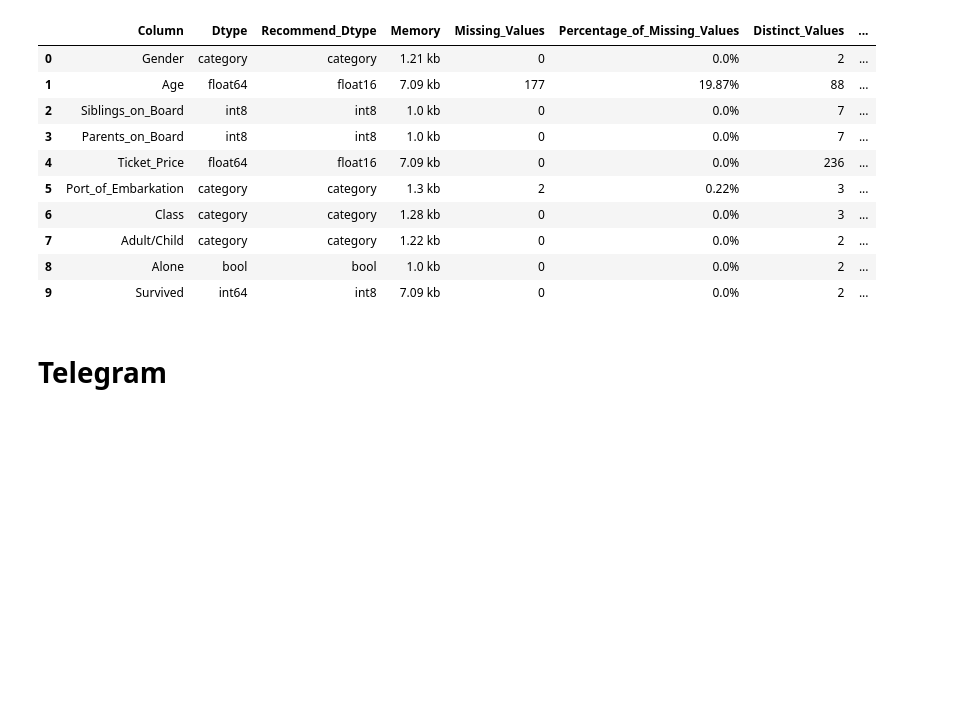
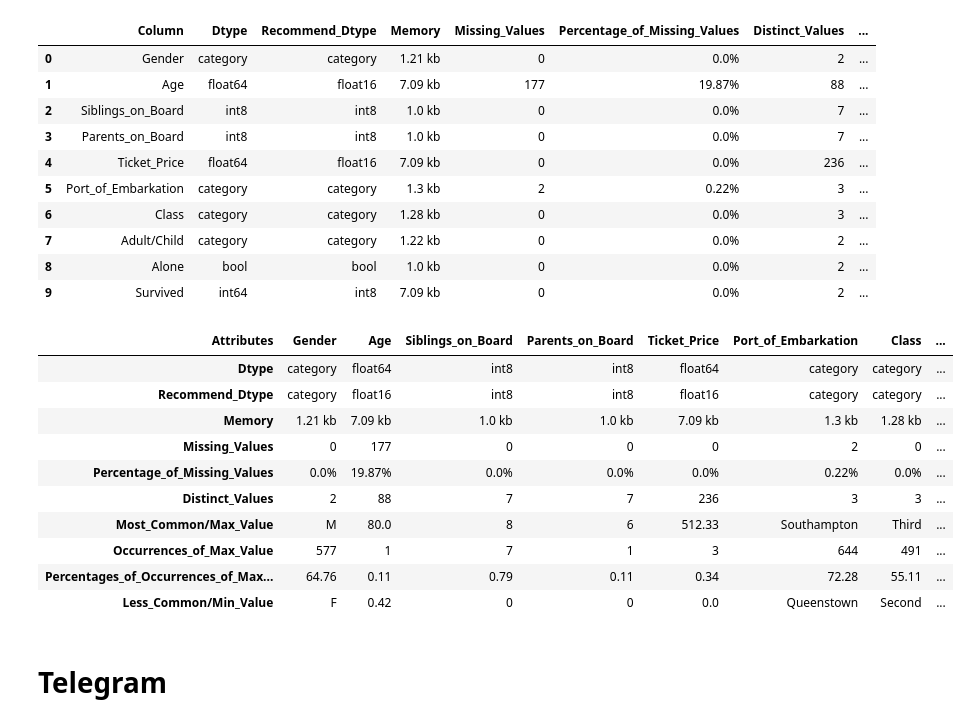
Before and after one commit to Abigor111/SunTzu, a Jupyter notebook: examples/MetadataFunctions.ipynb, the cells around one changed output. Cells and saved outputs as stored; diff of their text form; code cells hidden in the pictures; blank space fills up the shorter version.

```diff
--- a/examples/MetadataFunctions.ipynb
+++ b/examples/MetadataFunctions.ipynb
@@ -703,7 +672,7 @@ def get_best_dtypes(self, change_dtype=False):
 
 #get_best_dtypes(df)
 # %%
-def get_best_dtype(self, column, change_dtype=False):
+def get_best_dtype(self, column, convert=False):
         if self[column].dtype != "category":
             col_min = self[column].min()
             col_max = self[column].max()
@@ -777,0 +824,6 @@ def get_unique_values_count(self, col):
+# %%
+def get_col_number_of_unique_values(self, col, print_output=True):
+    value = self[col].nunique()
+    if print_output:
+        print(f"The number of unique values in {col} is {value}")
+    return value
@@ -785,11 +926,16 @@ def get_max_value(self, col):
         return value
 # %%
-def get_max_value_count(self, col):
+def get_col_min_value_count(self, col, output=True):
     if self[col].dtype != "category":
-        value = self[col].max()
+        value = self[col].min()
         value = self[self[col] == value][col].count()
+        if output:
+            print(f"The number of ocurrences of the minimum value in {col} is {value}")
         return value
     else:
-        value = self[col].value_counts().max()
+        value = self[col].value_counts().min()
+        if output:
+            number = get_col_min_value(self, col)
+            print(f"The less common value in {col} is {number} and the number of ocurrences is {value}")
         return value
 # %%
@@ -886,6 +1009,67 @@ dataframe.head(len(df.columns))
 | 7 | Adult/Child | category | category | 1.22 kb | 0 | 0.0% | 2 | ... |
 | 8 | Alone | bool | bool | 1.0 kb | 0 | 0.0% | 2 | ... |
 | 9 | Survived | int64 | int8 | 7.09 kb | 0 | 0.0% | 2 | ... |
+# %%
+import pandas as pd
+
+dataframe = []
+for col in df.columns:
+    col_info = [
+        col,
+        get_dtype(df, col),
+        get_best_dtype(df, col),
+        get_col_memory_usage(df, col),
+        get_col_null_count(df, col, False),
+        f"{get_col_null_percentage(df, col, False)}%",
+        get_col_number_of_unique_values(df, col, False),
+        get_col_max_value(df, col, False),
+        get_col_max_value_count(df, col, False),
+        f"{get_col_max_value_percentage(df, col, False)}%",
+        get_col_min_value(df, col, False),
+        get_col_min_value_count(df, col, False),
+        f"{get_col_min_value_percentage(df, col, False)}%"
+    ]
+    dataframe.append(col_info)
+
+column_names = [
+    'Attributes',
+    'Dtype',
+    'Recommend_Dtype',
+    'Memory',
+    'Missing_Values',
+    'Percentage_of_Missing_Values',
+    'Distinct_Values',
+    'Most_Common/Max_Value',
+    'Occurrences_of_Max_Value',
+    'Percentages_of_Occurrences_of_Max_Value',
+    'Less_Common/Min_Value',
+    'Occurrences_of_Min_Value',
+    'Percentage_of_Occurrences_of_Min_Value'
+]
+# total = ["Total", get_memory_usage(self)]
+# dataframe.append(total)
+dataframe = pd.DataFrame(dataframe, columns=column_names).transpose()
+
+# Set the first row as column names
+dataframe.columns = dataframe.iloc[0]
+
+# Drop the first row (now it's redundant)
+dataframe = dataframe[1:]
+
+# Display the updated DataFrame
+dataframe.head(len(dataframe.columns))
+# %% [output]
+| Attributes | Gender | Age | Siblings_on_Board | Parents_on_Board | Ticket_Price | Port_of_Embarkation | Class | ... |
+| Dtype | category | float64 | int8 | int8 | float64 | category | category | ... |
+| Recommend_Dtype | category | float16 | int8 | int8 | float16 | category | category | ... |
+| Memory | 1.21 kb | 7.09 kb | 1.0 kb | 1.0 kb | 7.09 kb | 1.3 kb | 1.28 kb | ... |
+| Missing_Values | 0 | 177 | 0 | 0 | 0 | 2 | 0 | ... |
+| Percentage_of_Missing_Values | 0.0% | 19.87% | 0.0% | 0.0% | 0.0% | 0.22% | 0.0% | ... |
+| Distinct_Values | 2 | 88 | 7 | 7 | 236 | 3 | 3 | ... |
+| Most_Common/Max_Value | M | 80.0 | 8 | 6 | 512.33 | Southampton | Third | ... |
+| Occurrences_of_Max_Value | 577 | 1 | 7 | 1 | 3 | 644 | 491 | ... |
+| Percentages_of_Occurrences_of_Max... | 64.76 | 0.11 | 0.79 | 0.11 | 0.34 | 72.28 | 55.11 | ... |
+| Less_Common/Min_Value | F | 0.42 | 0 | 0 | 0.0 | Queenstown | Second | ... |
 # %% [markdown]
 # Telegram
 # %% [markdown]
```
Also changed, not shown: parts of 41 cells of this notebook.
